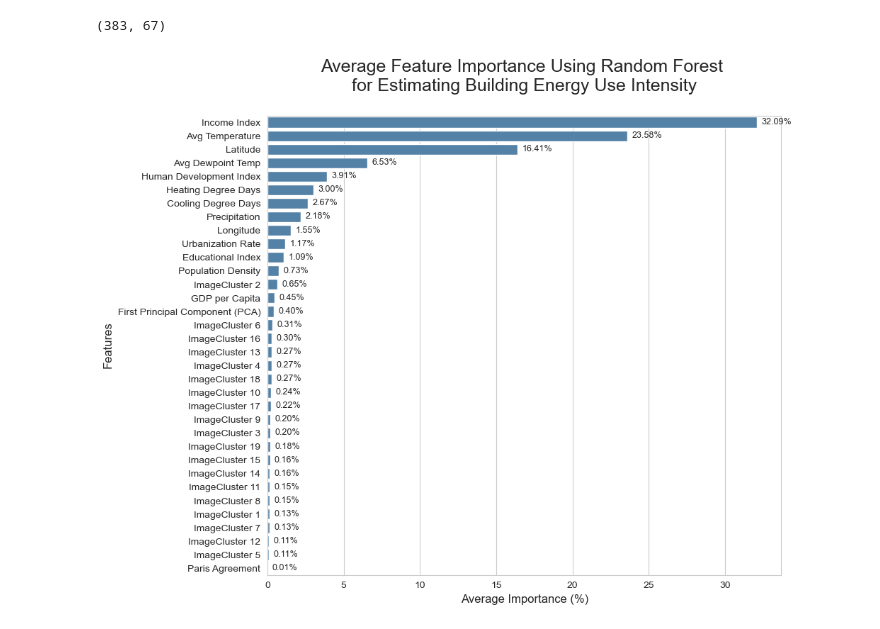
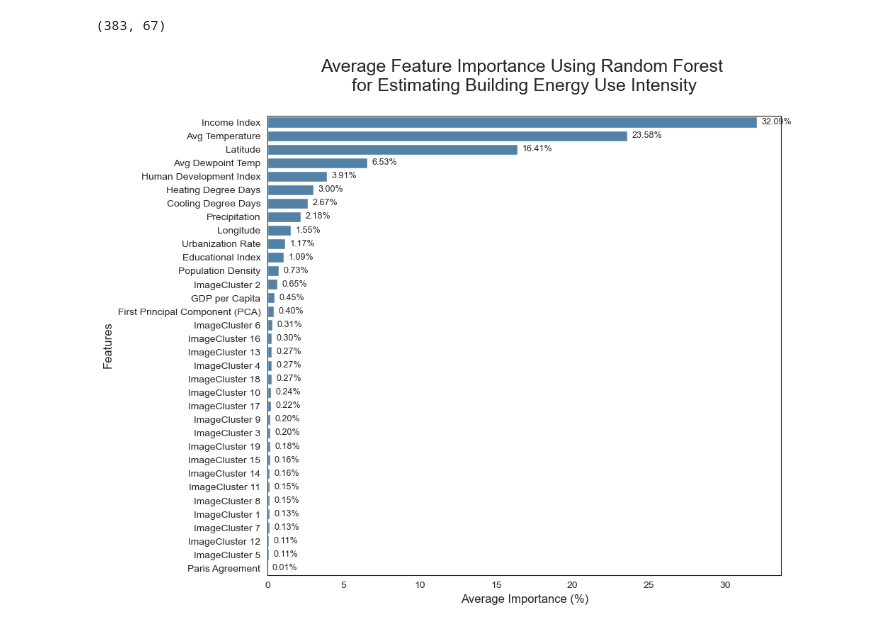
Before and after one commit to AliciaXia222/Capstone-Team-Climate-Trace, a Jupyter notebook: notebooks/050_FeatureImportance.ipynb, the cells around one changed output. Saved outputs shown, nothing was run; the diff lists cells and outputs as text; code cells hidden in the pictures.

```diff
--- a/notebooks/050_FeatureImportance.ipynb
+++ b/notebooks/050_FeatureImportance.ipynb
@@ -220,33 +220,31 @@ importance_df_abbr
 importance_df_abbr.to_csv("importance_df_abbr.csv", index=False)
 # %%
 plt.figure(figsize=(10, 8))
-sns.set_style("whitegrid")
-
+sns.set_style("white")
 
 sorted_df = importance_df_abbr.sort_values(by='Average', ascending=False).copy()
 sorted_df['Average'] *= 100
 
 ax = sns.barplot(
     x='Average',
     y=sorted_df.index,
     data=sorted_df,
     color='steelblue',
     errorbar=None
 )
-
 
 for i, v in enumerate(sorted_df['Average']):
     ax.text(v + 0.3, i, f'{v:.2f}%', va='center', fontsize=9)
 
 plt.title('Average Feature Importance Using Random Forest \nfor Estimating Building Energy Use Intensity\n', fontsize=18)
 plt.xlabel('Average Importance (%)', fontsize=12)
 plt.ylabel('Features', fontsize=12)
 plt.tight_layout()
 
 save_path = '../figures/'
 file_path = os.path.join(save_path, '05_feature_importance.png')
 plt.savefig(file_path)
 
 plt.show()
 # %% [output]
-[figure, old version]
+[figure, new version]
```
Also changed, not shown: 1 other file.
